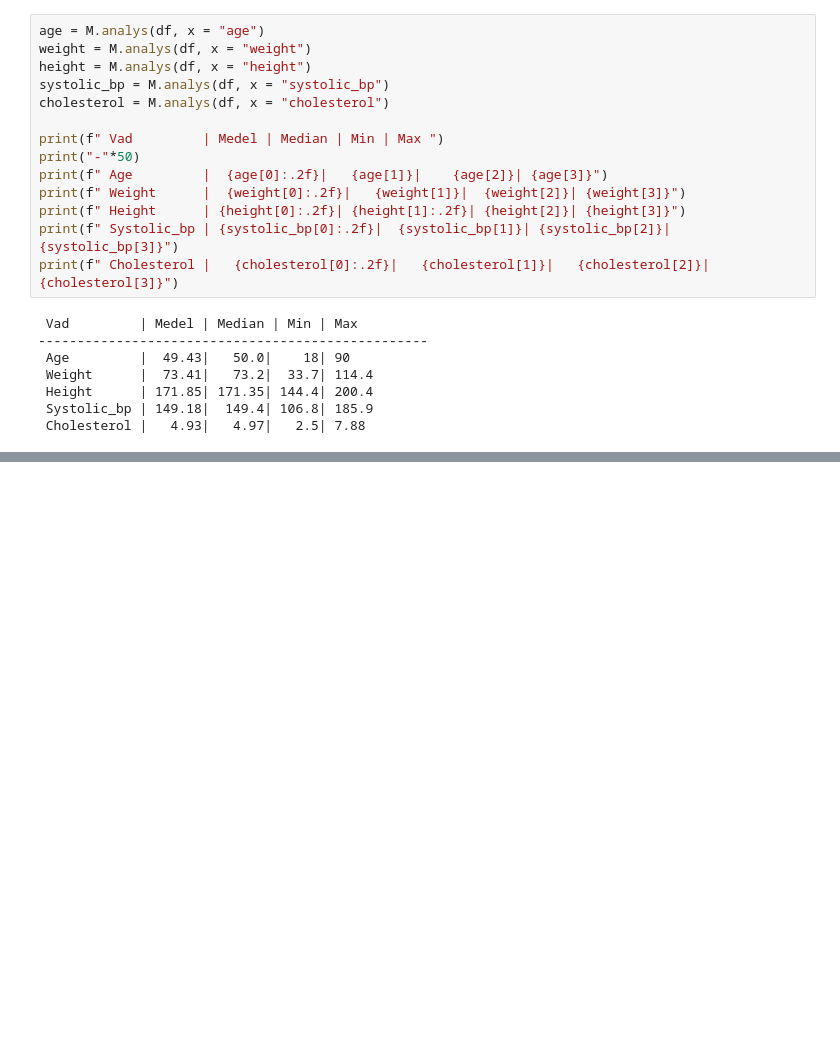
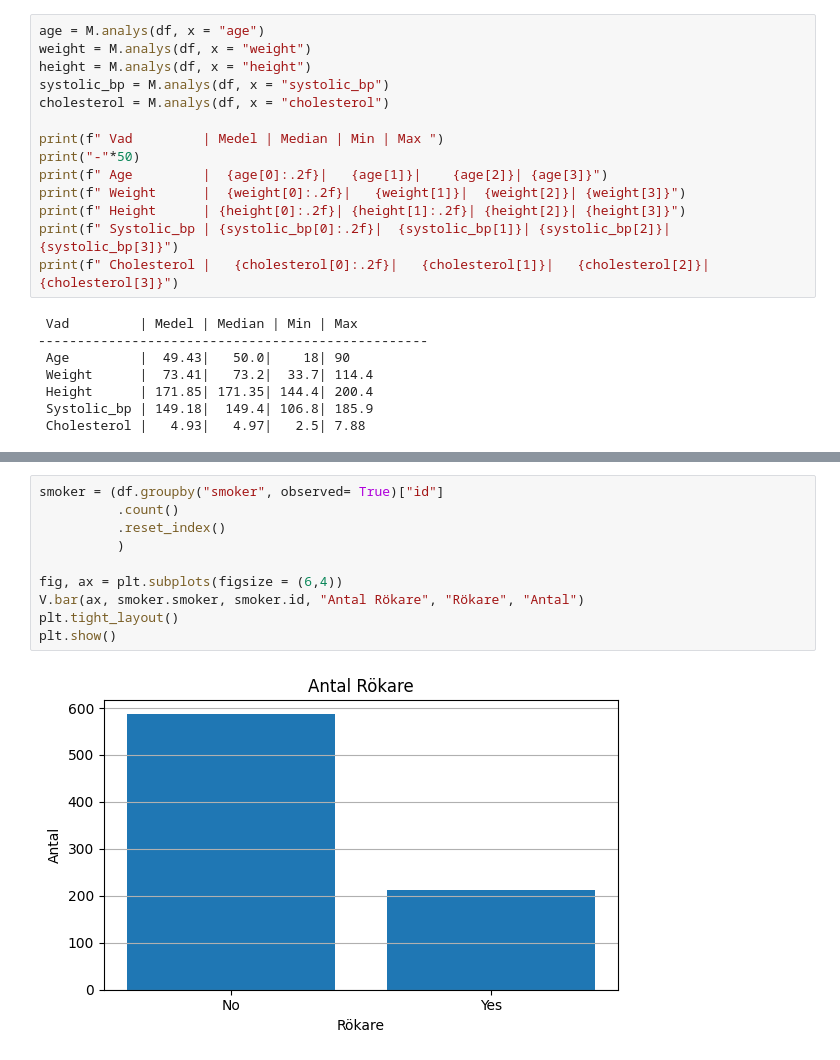
Before and after one commit to elinwahlgren/Halsostudie, a Jupyter notebook: report.ipynb, the cells around one changed output, grey strips where cells are left out. Cells and saved outputs as stored; diff of their text form; blank space fills up the shorter version.

```diff
--- a/report.ipynb
+++ b/report.ipynb
@@ -93,0 +109,12 @@ print(f" Cholesterol |   {cholesterol[0]:.2f}|   {cholesterol[1]}|   {cholestero
+# %%
+smoker = (df.groupby("smoker", observed= True)["id"]
+          .count()
+          .reset_index()
+          )
+
+fig, ax = plt.subplots(figsize = (6,4))
+V.bar(ax, smoker.smoker, smoker.id, "Antal Rökare", "Rökare", "Antal")
+plt.tight_layout()
+plt.show()
+# %% [output]
+[figure, added]
```
Also changed, not shown: parts of 5 cells of this notebook, 1 other file.
